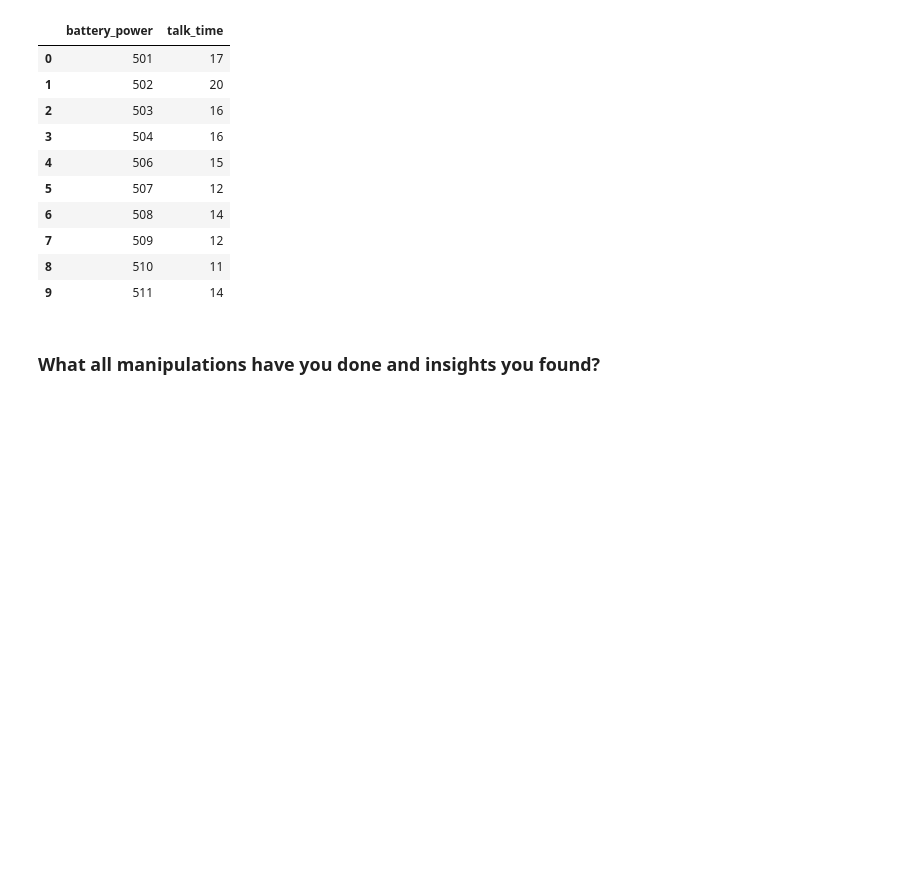
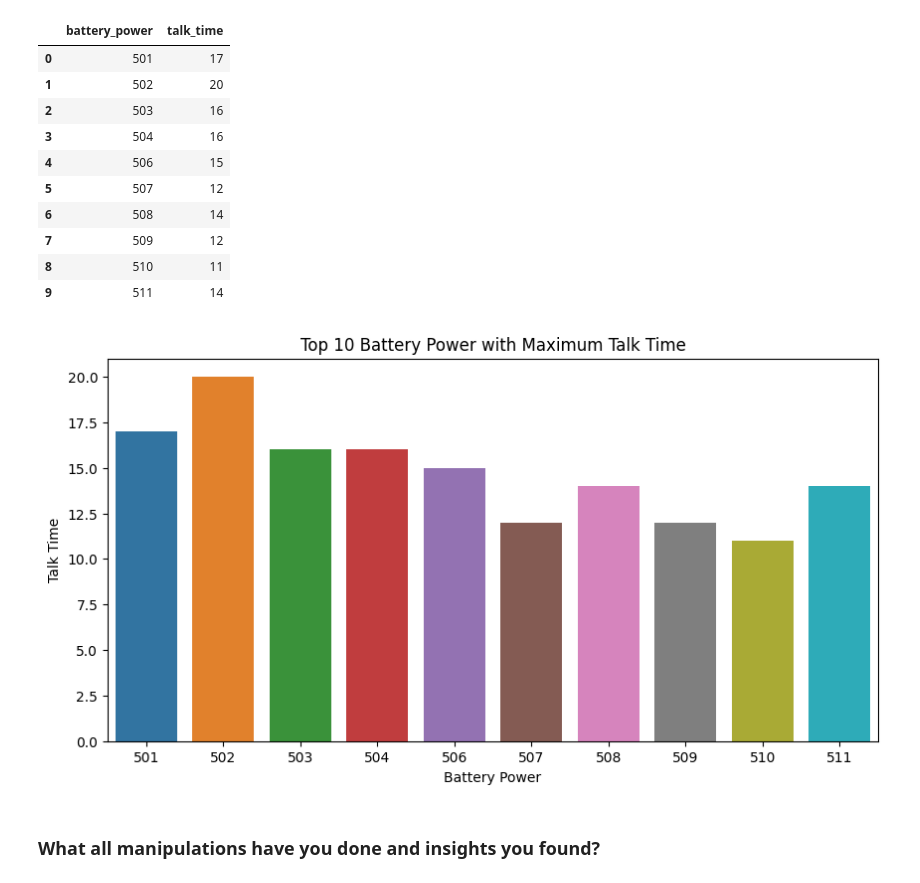
Before and after one commit to waghpallavi/Mobile-Price-Range-Prediction, a Jupyter notebook: Mobile_Price_Range_Prediction.ipynb, the cells around one changed output. Drawn from its saved outputs; the diff is of its cells as text; code cells hidden in the pictures; blank space fills up the shorter version.

```diff
--- a/Mobile_Price_Range_Prediction.ipynb
+++ b/Mobile_Price_Range_Prediction.ipynb
@@ -247,6 +286,26 @@ phone_uses_time.head(10)
 | 7 | 509 | 12 |
 | 8 | 510 | 11 |
 | 9 | 511 | 14 |
+# %%
+# Set the figure size
+plt.figure(figsize=(10, 5))
+
+# Create the bar chart using seaborn
+sns.barplot(x='battery_power', y='talk_time', data=phone_uses_time.head(10))
+
+# Set the x-axis label
+plt.xlabel('Battery Power')
+
+# Set the y-axis label
+plt.ylabel('Talk Time')
+
+# Set the title of the chart
+plt.title('Top 10 Battery Power with Maximum Talk Time')
+
+# Show the chart
+plt.show()
+# %% [output]
+[figure, added]
 # %% [markdown]
 ### What all manipulations have you done and insights you found?
 # %% [markdown]
```
Also changed, not shown: parts of 79 cells of this notebook.
